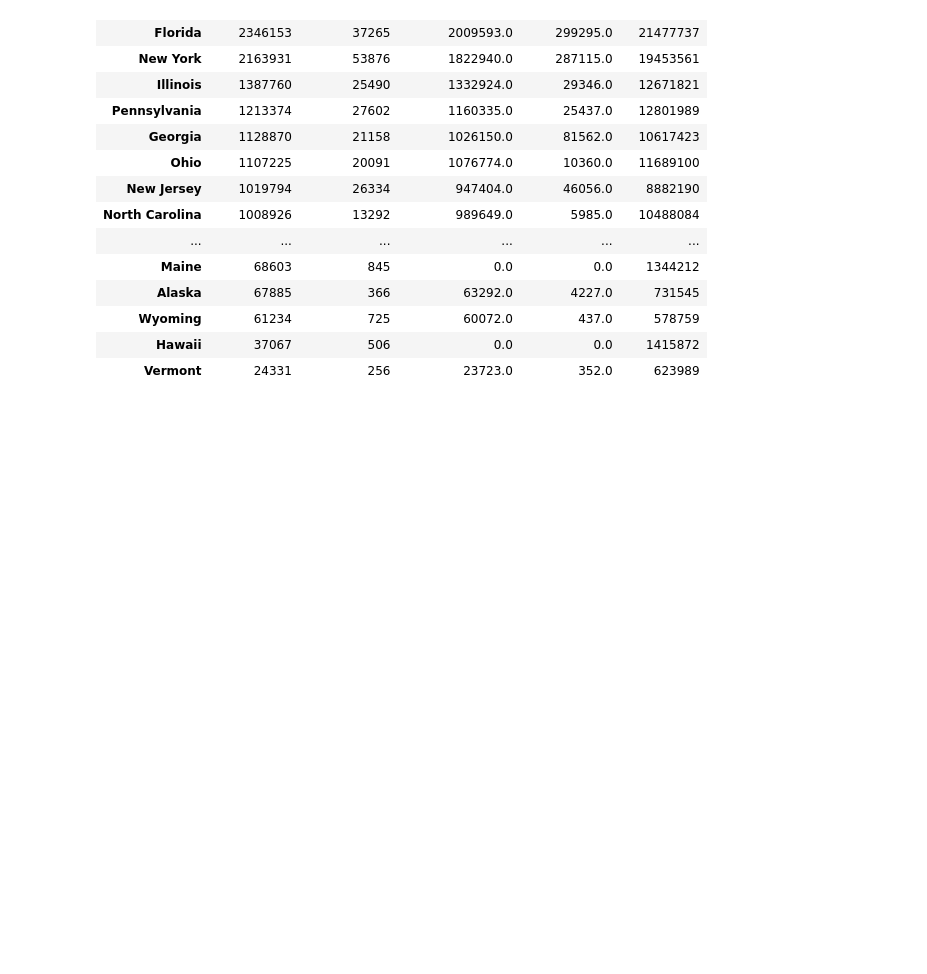
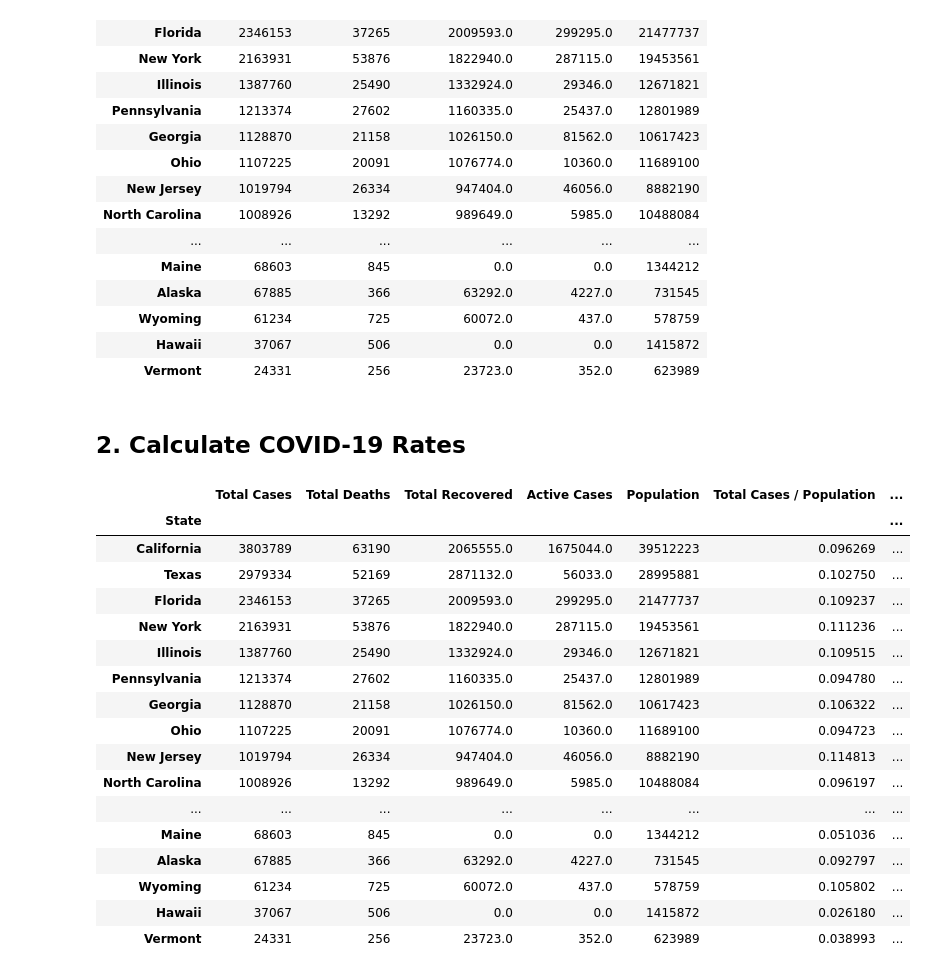
Before and after one commit to spitzer4/global-pandemic-data, a Jupyter notebook: analysis.ipynb, the cells around one changed output. Saved outputs shown, nothing was run; the diff lists cells and outputs as text; code cells hidden in the pictures; blank space fills up the shorter version.

Commit message:
Created new columns to calculate COVID proportions

```diff
--- a/analysis.ipynb
+++ b/analysis.ipynb
@@ -51,3 +51,31 @@ data_frame
 | Wyoming | 61234 | 725 | 60072.0 | 437.0 | 578759 |
 | Hawaii | 37067 | 506 | 0.0 | 0.0 | 1415872 |
 | Vermont | 24331 | 256 | 23723.0 | 352.0 | 623989 |
+# %% [markdown]
+## 2. Calculate COVID-19 Rates
+# %%
+# Calculate proportions
+data_frame['Total Cases / Population'] = data_frame['Total Cases'] / data_frame['Population']
+data_frame['Total Deaths / Population'] = data_frame['Total Deaths'] / data_frame['Population']
+data_frame['Total Recovered / Population'] = data_frame['Total Recovered'] / data_frame['Population']
+data_frame['Active Cases / Population'] = data_frame['Active Cases'] / data_frame['Population']
+data_frame
+# %% [output]
+|  | Total Cases | Total Deaths | Total Recovered | Active Cases | Population | Total Cases / Population | ... |
+| State |  |  |  |  |  |  | ... |
+| California | 3803789 | 63190 | 2065555.0 | 1675044.0 | 39512223 | 0.096269 | ... |
+| Texas | 2979334 | 52169 | 2871132.0 | 56033.0 | 28995881 | 0.102750 | ... |
+| Florida | 2346153 | 37265 | 2009593.0 | 299295.0 | 21477737 | 0.109237 | ... |
+| New York | 2163931 | 53876 | 1822940.0 | 287115.0 | 19453561 | 0.111236 | ... |
+| Illinois | 1387760 | 25490 | 1332924.0 | 29346.0 | 12671821 | 0.109515 | ... |
+| Pennsylvania | 1213374 | 27602 | 1160335.0 | 25437.0 | 12801989 | 0.094780 | ... |
+| Georgia | 1128870 | 21158 | 1026150.0 | 81562.0 | 10617423 | 0.106322 | ... |
+| Ohio | 1107225 | 20091 | 1076774.0 | 10360.0 | 11689100 | 0.094723 | ... |
+| New Jersey | 1019794 | 26334 | 947404.0 | 46056.0 | 8882190 | 0.114813 | ... |
+| North Carolina | 1008926 | 13292 | 989649.0 | 5985.0 | 10488084 | 0.096197 | ... |
+| ... | ... | ... | ... | ... | ... | ... | ... |
+| Maine | 68603 | 845 | 0.0 | 0.0 | 1344212 | 0.051036 | ... |
+| Alaska | 67885 | 366 | 63292.0 | 4227.0 | 731545 | 0.092797 | ... |
+| Wyoming | 61234 | 725 | 60072.0 | 437.0 | 578759 | 0.105802 | ... |
+| Hawaii | 37067 | 506 | 0.0 | 0.0 | 1415872 | 0.026180 | ... |
+| Vermont | 24331 | 256 | 23723.0 | 352.0 | 623989 | 0.038993 | ... |
```
Also changed, not shown: parts of 1 cell of this notebook.
